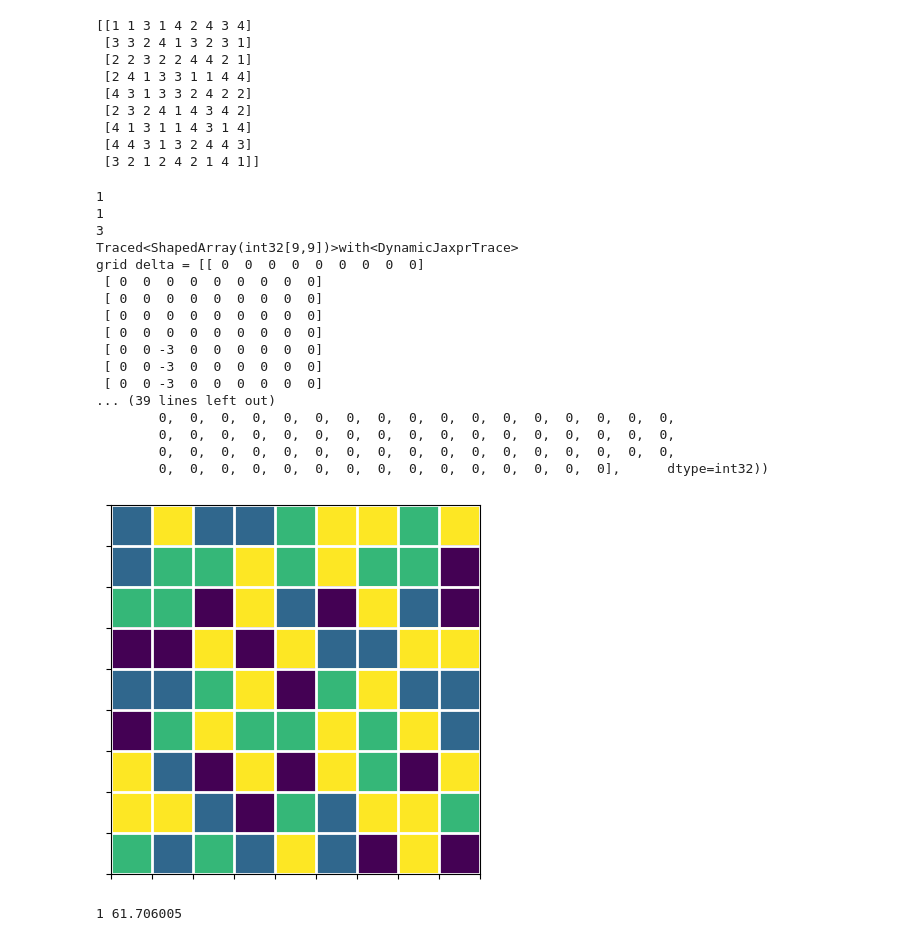
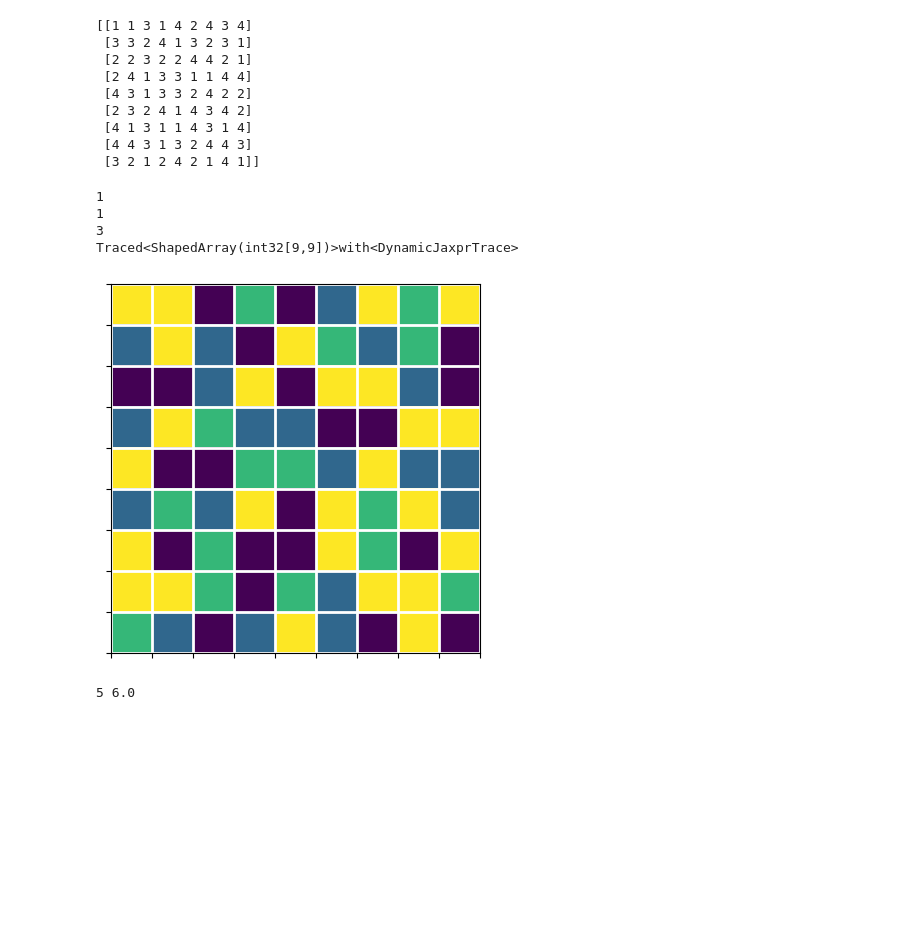
Before and after one commit to InnoRL/match-three-env, a Jupyter notebook: notebooks/env.ipynb, the cells around one changed output. Cells and saved outputs as stored; diff of their text form; code cells hidden in the pictures; blank space fills up the shorter version.

Commit message:
Add picking categorical action

```diff
--- a/notebooks/env.ipynb
+++ b/notebooks/env.ipynb
@@ -88,33 +88,20 @@ print(obs.grid)
 # %%
 key, subkey = jax.random.split(key)
 
 print(obs.grid[0, 0])
 print(obs.grid[0, 1])
 print(obs.grid[1, 0])
 
 # NOTE: this is a very good move. 42 blocks gone with 5 cascades.
-obs, state, reward, done = jax.jit(env.step_env)(key=subkey, state=state, action=jnp.asarray([5,2,1]), params=params)
+obs, state, reward, done = jax.jit(env.step_env)(key=subkey, state=state, action=72+9+3, params=params)
 
 plot_grid(obs.grid, plt.gca())
 plt.show()
 print(state.time, reward)
 # %% [output]
 1
 1
 3
 Traced<ShapedArray(int32[9,9])>with<DynamicJaxprTrace>
-grid delta = [[ 0  0  0  0  0  0  0  0  0]
- [ 0  0  0  0  0  0  0  0  0]
- [ 0  0  0  0  0  0  0  0  0]
- [ 0  0  0  0  0  0  0  0  0]
- [ 0  0  0  0  0  0  0  0  0]
- [ 0  0 -3  0  0  0  0  0  0]
- [ 0  0 -3  0  0  0  0  0  0]
- [ 0  0 -3  0  0  0  0  0  0]
-... (39 lines left out)
-        0,  0,  0,  0,  0,  0,  0,  0,  0,  0,  0,  0,  0,  0,  0,  0,  0,
-        0,  0,  0,  0,  0,  0,  0,  0,  0,  0,  0,  0,  0,  0,  0,  0,  0,
-        0,  0,  0,  0,  0,  0,  0,  0,  0,  0,  0,  0,  0,  0,  0,  0,  0,
-        0,  0,  0,  0,  0,  0,  0,  0,  0,  0,  0,  0,  0,  0,  0],      dtype=int32))
-[figure, old version]
+[figure, new version]
-1 61.706005
+5 6.0
```
Also changed, not shown: parts of 1 cell of this notebook, 4 other files.
